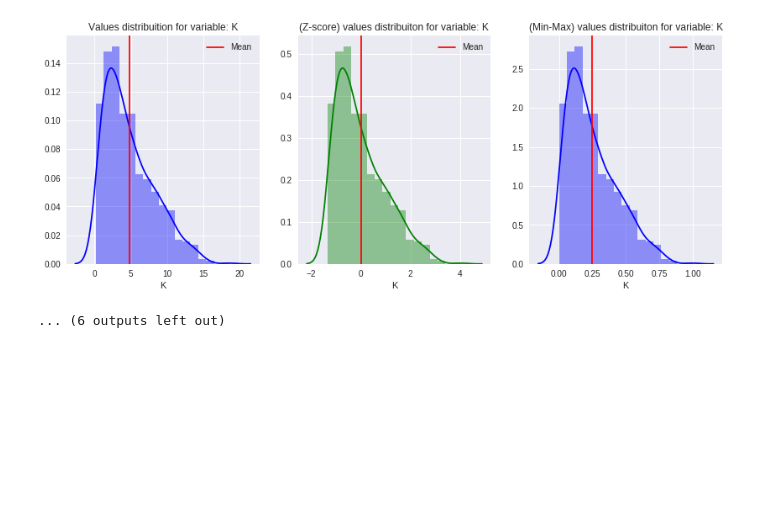
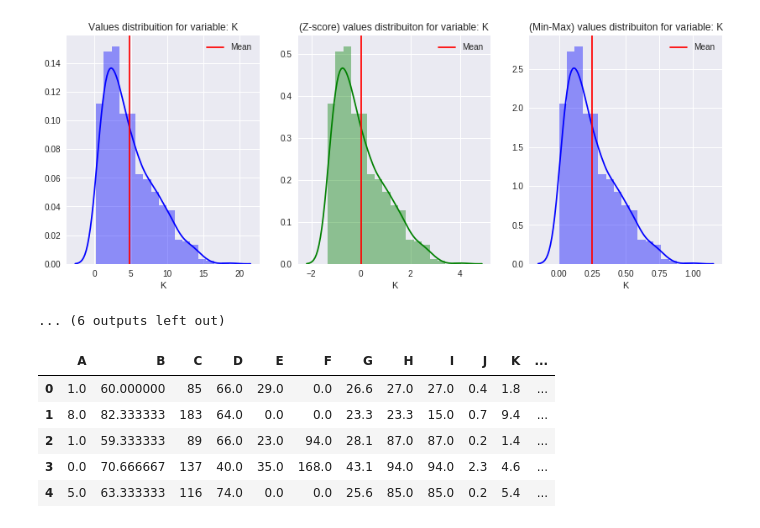
Before and after one commit to carvalheirafc/deep_learning_stuff, a Jupyter notebook: statistical_analysis/diabetes/diabetes_stats_analysis.ipynb, the cells around one changed output. Saved outputs shown, nothing was run; the diff lists cells and outputs as text; code cells hidden in the pictures; blank space fills up the shorter version.

```diff
--- a/statistical_analysis/diabetes/diabetes_stats_analysis.ipynb
+++ b/statistical_analysis/diabetes/diabetes_stats_analysis.ipynb
@@ -109,0 +110,10 @@ diabetes_min_max.to_csv('diabetes_norm_min_max.csv')
+# %%
+test = pd.read_csv('diabetes.csv')
+test.head()
+# %% [output]
+|  | A | B | C | D | E | F | G | H | I | J | K | ... |
+| 0 | 1.0 | 60.000000 | 85 | 66.0 | 29.0 | 0.0 | 26.6 | 27.0 | 27.0 | 0.4 | 1.8 | ... |
+| 1 | 8.0 | 82.333333 | 183 | 64.0 | 0.0 | 0.0 | 23.3 | 23.3 | 15.0 | 0.7 | 9.4 | ... |
+| 2 | 1.0 | 59.333333 | 89 | 66.0 | 23.0 | 94.0 | 28.1 | 87.0 | 87.0 | 0.2 | 1.4 | ... |
+| 3 | 0.0 | 70.666667 | 137 | 40.0 | 35.0 | 168.0 | 43.1 | 94.0 | 94.0 | 2.3 | 4.6 | ... |
+| 4 | 5.0 | 63.333333 | 116 | 74.0 | 0.0 | 0.0 | 25.6 | 85.0 | 85.0 | 0.2 | 5.4 | ... |
```
Also changed, not shown: parts of 1 cell of this notebook.
